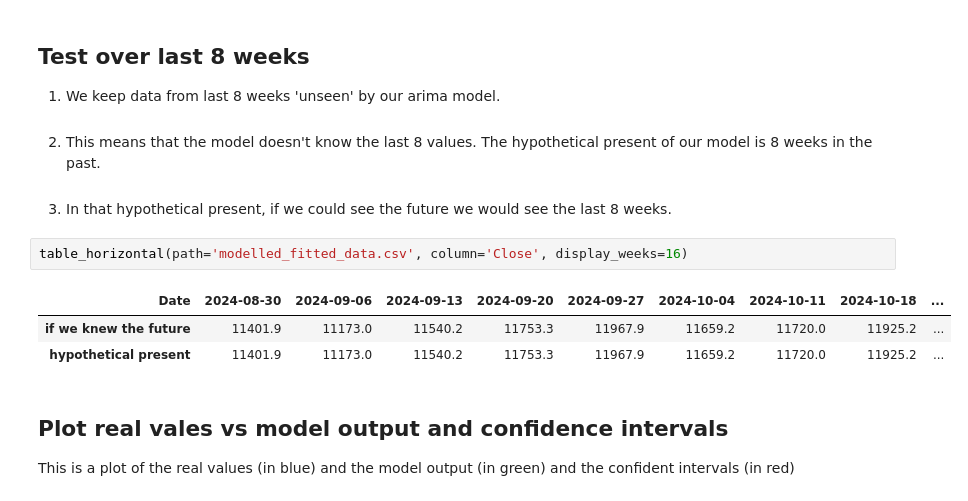
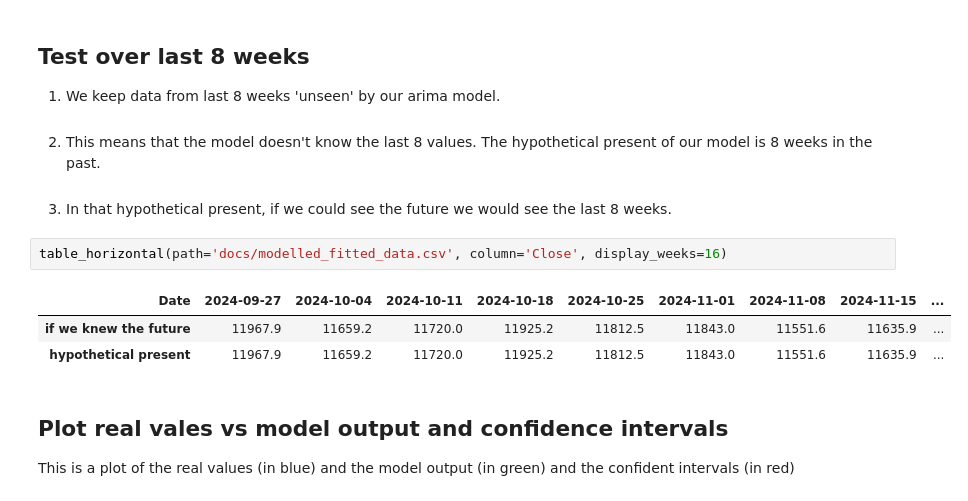
Before and after one commit to romanmmr/stocks_site, a Jupyter notebook: docs/crnn_model.ipynb, the cells around one changed output. Drawn from its saved outputs; the diff is of its cells as text.

```diff
--- a/docs/crnn_model.ipynb
+++ b/docs/crnn_model.ipynb
@@ -32,11 +32,11 @@ plot_sample_data(path='modelled_fitted_data.csv', column='Close')
 2. This means that the model doesn't know the last 8 values. The hypothetical present of our model is 8 weeks in the past. <br><br>
 3. In that hypothetical present, if we could see the future we would see the last 8 weeks.
 # %%
-table_horizontal(path='modelled_fitted_data.csv', column='Close', display_weeks=16)
+table_horizontal(path='docs/modelled_fitted_data.csv', column='Close', display_weeks=16)
 # %% [output]
-| Date | 2024-08-30 | 2024-09-06 | 2024-09-13 | 2024-09-20 | 2024-09-27 | 2024-10-04 | 2024-10-11 | 2024-10-18 | ... |
-| if we knew the future | 11401.9 | 11173.0 | 11540.2 | 11753.3 | 11967.9 | 11659.2 | 11720.0 | 11925.2 | ... |
-| hypothetical present | 11401.9 | 11173.0 | 11540.2 | 11753.3 | 11967.9 | 11659.2 | 11720.0 | 11925.2 | ... |
+| Date | 2024-09-27 | 2024-10-04 | 2024-10-11 | 2024-10-18 | 2024-10-25 | 2024-11-01 | 2024-11-08 | 2024-11-15 | ... |
+| if we knew the future | 11967.9 | 11659.2 | 11720.0 | 11925.2 | 11812.5 | 11843.0 | 11551.6 | 11635.9 | ... |
+| hypothetical present | 11967.9 | 11659.2 | 11720.0 | 11925.2 | 11812.5 | 11843.0 | 11551.6 | 11635.9 | ... |
 # %% [markdown]
 ## Plot real vales vs model output and confidence intervals
 
```
Also changed, not shown: parts of 4 cells of this notebook, 18 other files.
